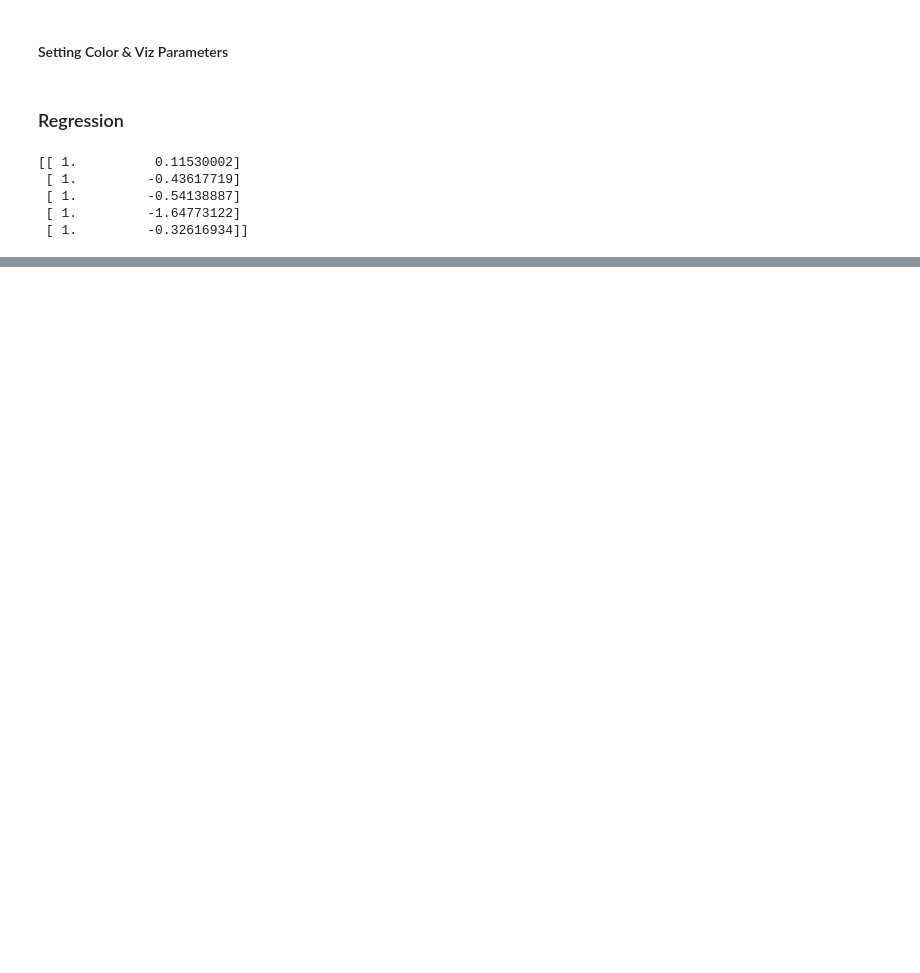
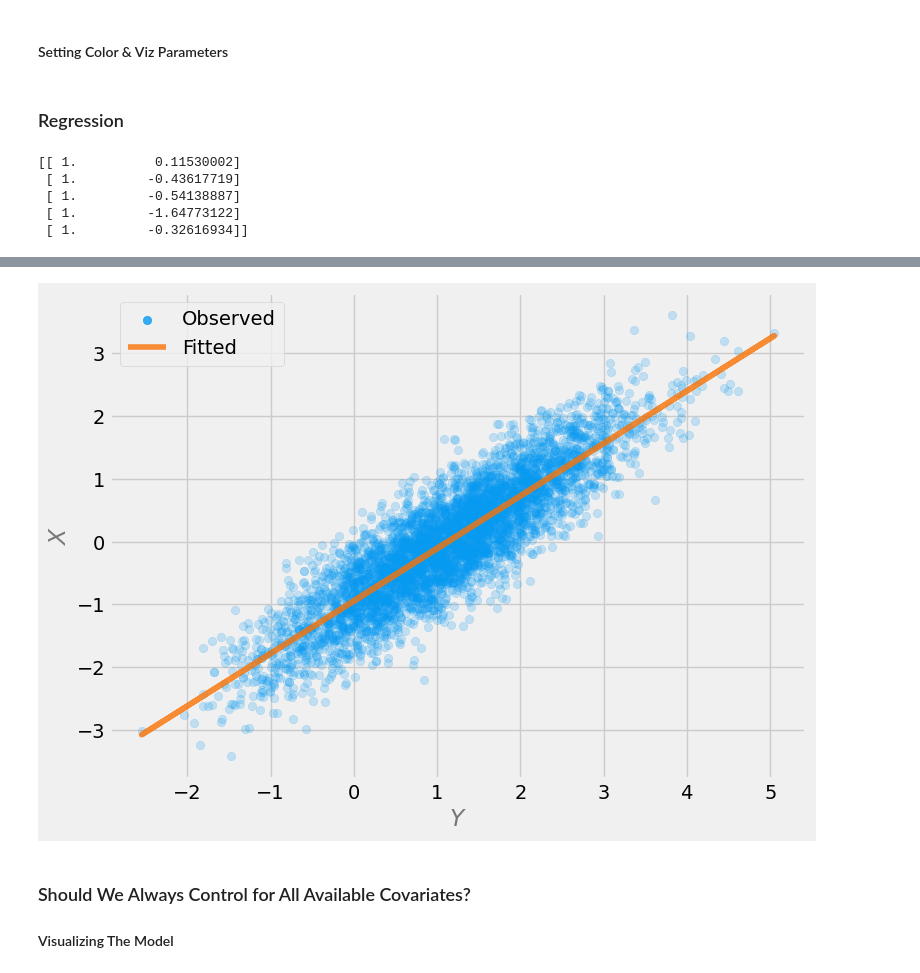
Before and after one commit to joakor89/Causal_inference_in_python, a Jupyter notebook: chap_03/REOBINT.ipynb, the cells around one changed output, grey strips where cells are left out. Cells and saved outputs as stored; diff of their text form; code cells hidden in the pictures; blank space fills up the shorter version.

```diff
--- a/chap_03/REOBINT.ipynb
+++ b/chap_03/REOBINT.ipynb
@@ -63,0 +112,13 @@ print(X[:5, :])
+# %%
+# Let's remove the constant (now X becomes our target variable)
+x_rev = X[:, 1]
+
+# Let's add constant (now Y becomes our predictor)
+Y_rev = sm.add_constant(y)
+# %%
+# Instantiate the model and fit it
+model_rev = sm.OLS(x_rev, Y_rev)
+fitted_model_rev = model_rev.fit()
+
+# Print results summary
+print(fitted_model_rev.summary())
@@ -63,0 +143,22 @@ print(X[:5, :])
+# %%
+# Generate predictions
+x_pred_rev = fitted_model_rev.predict(Y_rev)
+# %%
+# Plot
+plt.figure(figsize=(8, 6))
+plt.scatter(Y_rev[:, 1], x_rev, color=COLORS[0], label='Observed', alpha=.2)
+plt.plot(Y_rev[:, 1], x_pred_rev, color=COLORS[1], label='Fitted', alpha=.8)
+plt.xlabel('$Y$', alpha=.5)
+plt.ylabel('$X$', alpha=.5)
+legend = plt.legend()
+
+# Set opacity for the legend
+[l.set_alpha(.8) for l in legend.legend_handles]
+
+plt.show()
+# %% [output]
+[figure, added]
+# %% [markdown]
+### Should We Always Control for All Available Covariates?
+
+#### Visualizing The Model
```
Also changed, not shown: parts of 7 cells of this notebook.
